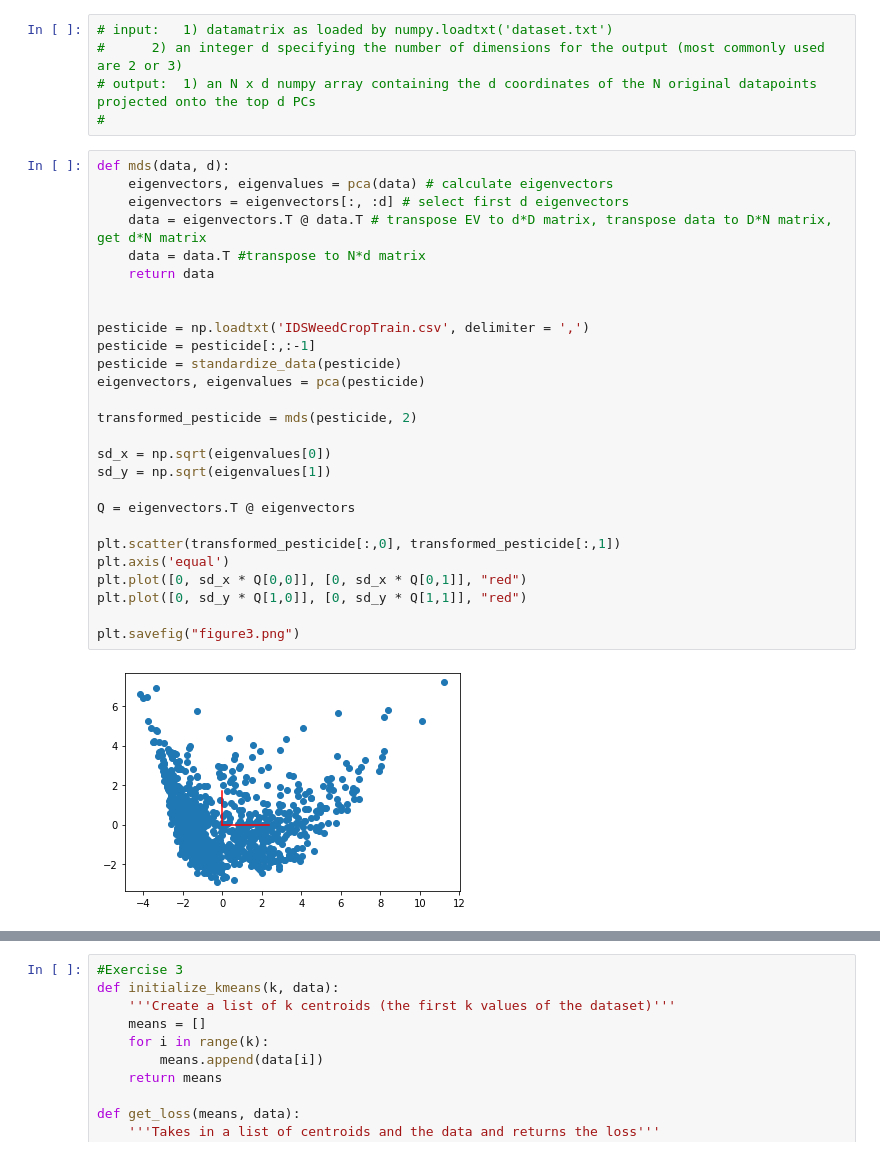
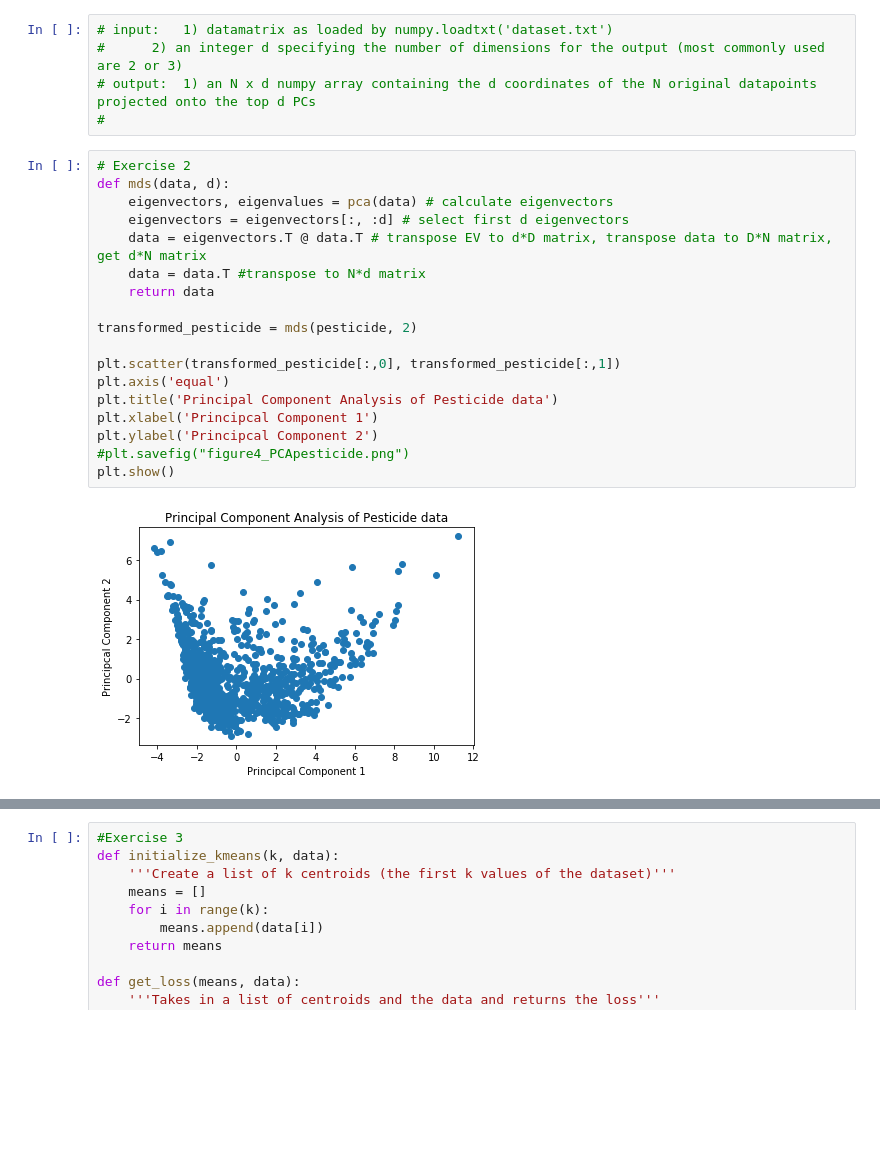
Before and after one commit to mahdi-robbani/ids, a Jupyter notebook: Assignment3/assignment3.ipynb, the cells around one changed output, grey strips where cells are left out. Drawn from its saved outputs; the diff is of its cells as text; blank space fills up the shorter version.

```diff
--- a/Assignment3/assignment3.ipynb
+++ b/Assignment3/assignment3.ipynb
@@ -73,31 +92,22 @@ plt.plot(cum_variance)
 # output:  1) an N x d numpy array containing the d coordinates of the N original datapoints projected onto the top d PCs
 #
 # %%
+# Exercise 2
 def mds(data, d):
     eigenvectors, eigenvalues = pca(data) # calculate eigenvectors
     eigenvectors = eigenvectors[:, :d] # select first d eigenvectors
     data = eigenvectors.T @ data.T # transpose EV to d*D matrix, transpose data to D*N matrix, get d*N matrix
     data = data.T #transpose to N*d matrix
     return data
 
-
-pesticide = np.loadtxt('IDSWeedCropTrain.csv', delimiter = ',')
-pesticide = pesticide[:,:-1]
-pesticide = standardize_data(pesticide)
-eigenvectors, eigenvalues = pca(pesticide)
-
 transformed_pesticide = mds(pesticide, 2)
-
-sd_x = np.sqrt(eigenvalues[0])
-sd_y = np.sqrt(eigenvalues[1])
-
-Q = eigenvectors.T @ eigenvectors
 
 plt.scatter(transformed_pesticide[:,0], transformed_pesticide[:,1])
 plt.axis('equal')
-plt.plot([0, sd_x * Q[0,0]], [0, sd_x * Q[0,1]], "red")
-plt.plot([0, sd_y * Q[1,0]], [0, sd_y * Q[1,1]], "red")
-
-plt.savefig("figure3.png")
+plt.title('Principal Component Analysis of Pesticide data')
+plt.xlabel('Principcal Component 1')
+plt.ylabel('Principcal Component 2')
+#plt.savefig("figure4_PCApesticide.png")
+plt.show()
 # %% [output]
-[figure, old version]
+[figure, new version]
```
Also changed, not shown: parts of 7 cells of this notebook, 15 other files.
